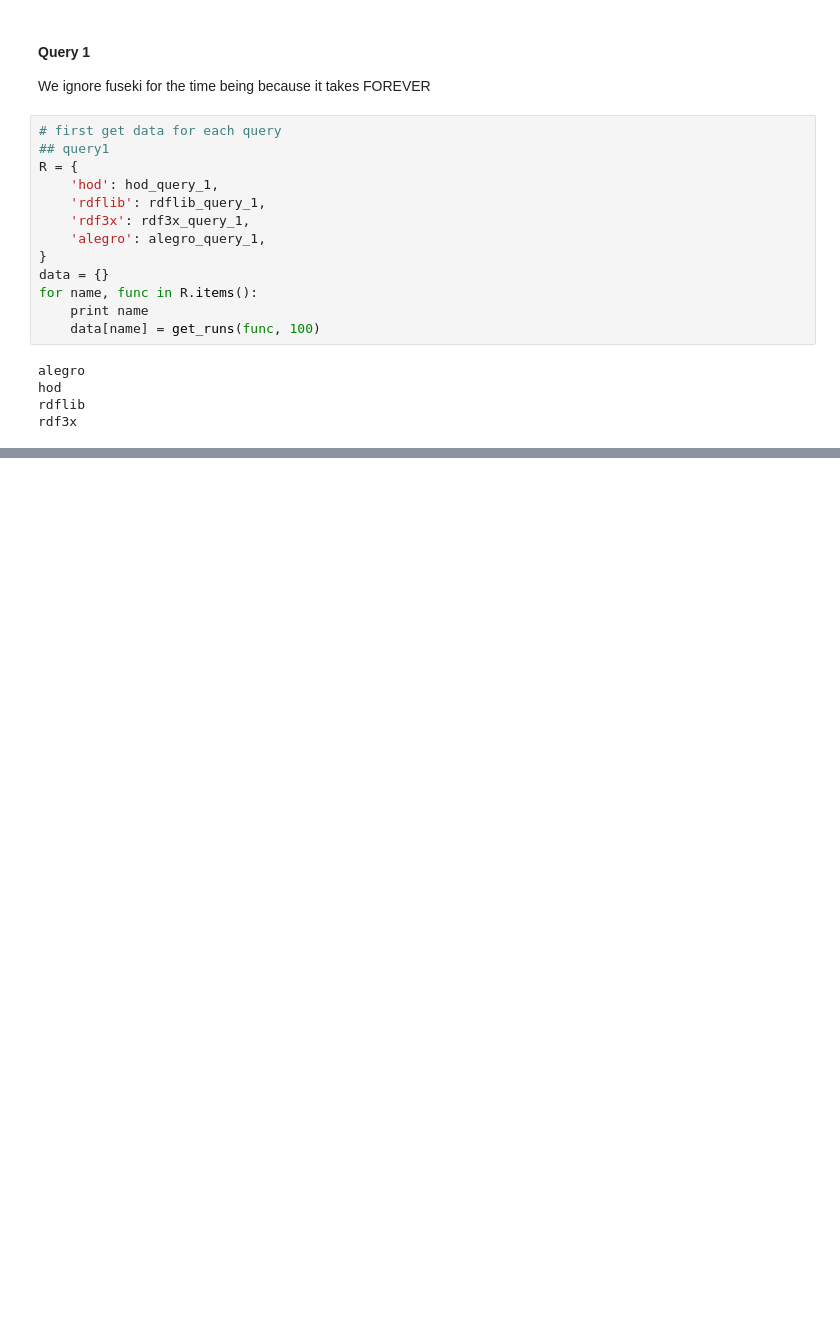
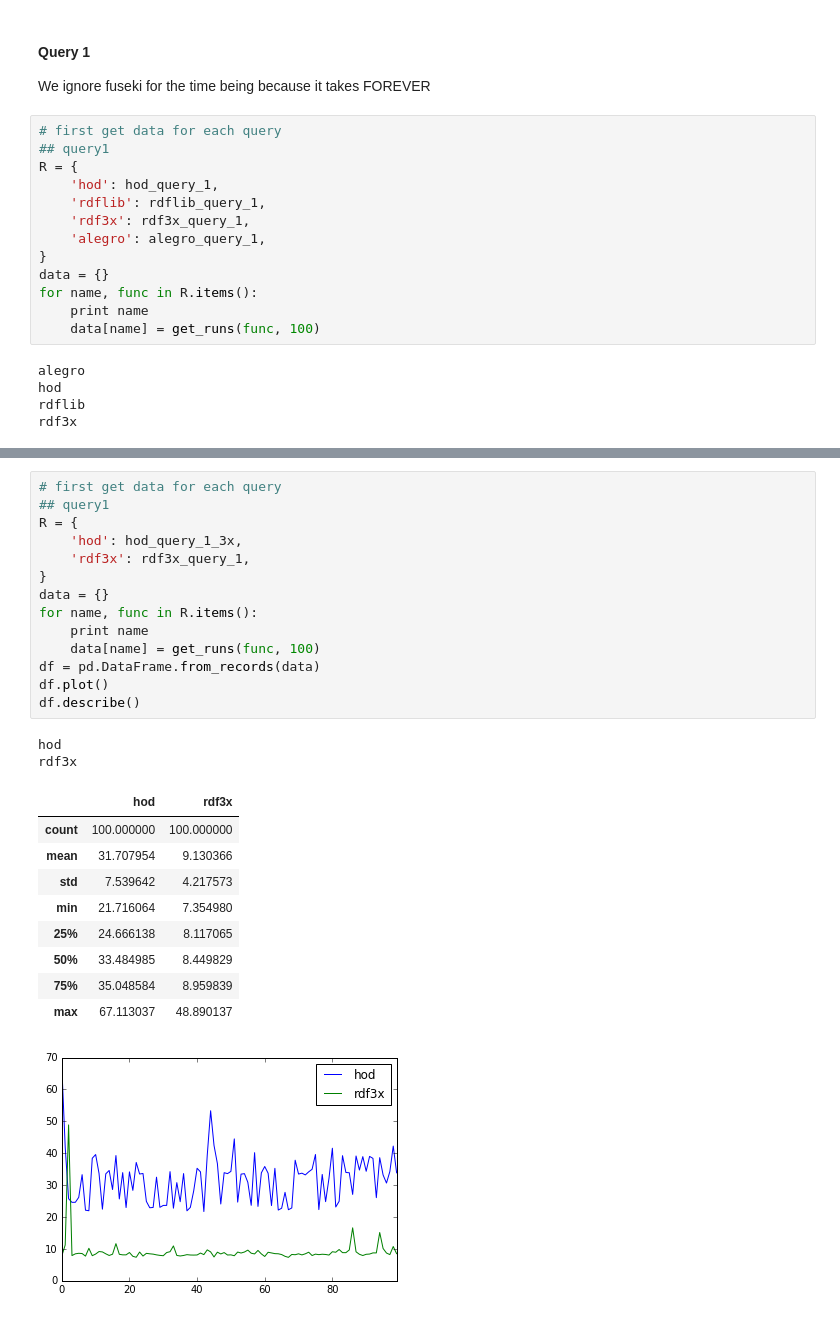
Before and after one commit to gtfierro/brick_database_eval, a Jupyter notebook: Results.ipynb, the cells around one changed output, grey strips where cells are left out. Cells and saved outputs as stored; diff of their text form; blank space fills up the shorter version.

```diff
--- a/Results.ipynb
+++ b/Results.ipynb
@@ -510,0 +610,27 @@ df_q1.describe()
+# %%
+# first get data for each query
+## query1
+R = {
+    'hod': hod_query_1_3x,
+    'rdf3x': rdf3x_query_1,
+}
+data = {}
+for name, func in R.items():
+    print name
+    data[name] = get_runs(func, 100)
+df = pd.DataFrame.from_records(data)
+df.plot()
+df.describe()
+# %% [output]
+hod
+rdf3x
+|  | hod | rdf3x |
+| count | 100.000000 | 100.000000 |
+| mean | 31.707954 | 9.130366 |
+| std | 7.539642 | 4.217573 |
+| min | 21.716064 | 7.354980 |
+| 25% | 24.666138 | 8.117065 |
+| 50% | 33.484985 | 8.449829 |
+| 75% | 35.048584 | 8.959839 |
+| max | 67.113037 | 48.890137 |
+[figure, added]
```
Also changed, not shown: parts of 17 cells of this notebook.
